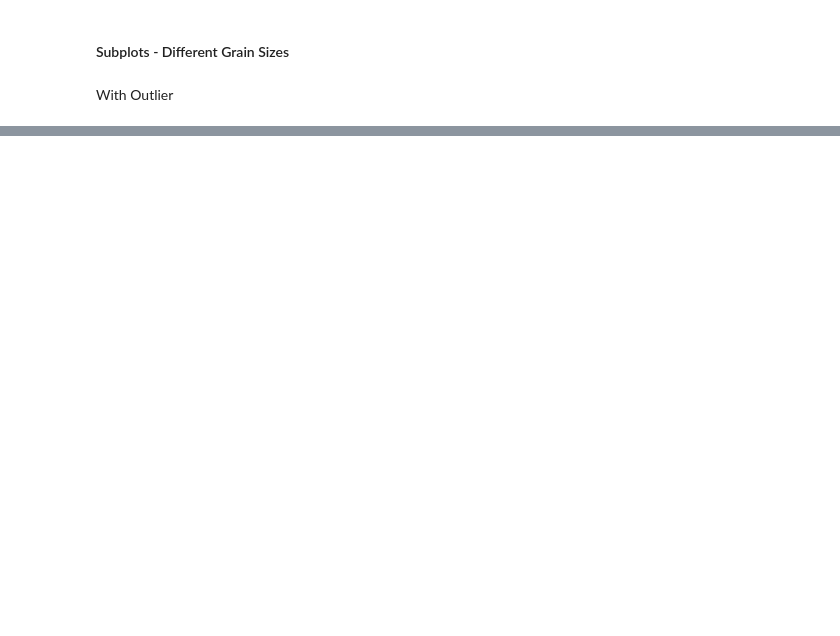
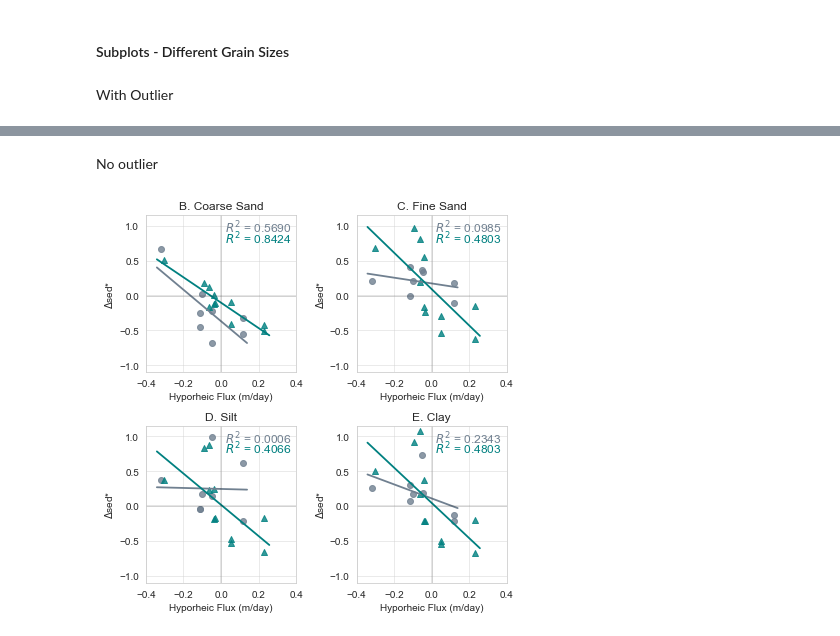
Before and after one commit to nicole-hucke/sediment_trap_paper, a Jupyter notebook: regression_plots/regression_plotting.ipynb, the cells around one changed output, grey strips where cells are left out. Cells and saved outputs as stored; diff of their text form; code cells hidden in the pictures; blank space fills up the shorter version.

```diff
--- a/regression_plots/regression_plotting.ipynb
+++ b/regression_plots/regression_plotting.ipynb
@@ -134,0 +135,56 @@ plt.show()
+# %% [markdown]
+No outlier
+# %%
+# Create a 2x2 grid of subplots
+fig, axs = plt.subplots(2, 2, figsize=(6, 6))
+ax1, ax2, ax3, ax4 = axs.flatten()
+x_limits = (-0.4, 0.4)
+
+# Coarse sand
+sns.regplot(x='flux', y='CS', data=SM23_no_outlier, ax=ax1, color='slategray', ci=None, truncate=False, line_kws={'linewidth':'1.8'})
+sns.regplot(x='flux', y='CS', data=SP23, ax=ax1, color='teal', ci=None, truncate=False, marker='^', line_kws={'linewidth':'1.8'})
+ax1.text(0.02, 0.9, f'$R^2$ = 0.5690', color='slategray', size=12)
+ax1.text(0.02, 0.75, f'$R^2$ = 0.8424', color='teal',size=12)
+ax1.set_xlim(x_limits)
+ax1.set_ylabel(r'$\Delta$sed*')
+ax1.set_title('B. Coarse Sand')
+
+# Fine sand
+sns.regplot(x='flux', y='FS', data=SM23_no_outlier, ax=ax2, color='slategray', ci=None, truncate=False, line_kws={'linewidth':'1.8'})
+sns.regplot(x='flux', y='FS', data=SP23, ax=ax2, color='teal', ci=None, truncate=False, marker='^', line_kws={'linewidth':'1.8'})
+ax2.text(0.02, 0.9, f'$R^2$ = 0.0985', color='slategray', size=12)
+ax2.text(0.02, 0.75, f'$R^2$ = 0.4803', color='teal', size=12)
+ax2.set_xlim(x_limits)
+ax2.set_title('C. Fine Sand')
+
+# Silt
+sns.regplot(x='flux', y='S', data=SM23_no_outlier, ax=ax3, color='slategray', ci=None, truncate=False, line_kws={'linewidth':'1.8'})
+sns.regplot(x='flux', y='S', data=SP23, ax=ax3, color='teal', ci=None, truncate=False, marker='^', line_kws={'linewidth':'1.8'})
+ax3.text(0.02, 0.9, f'$R^2$ = 0.0006', color='slategray', size=12)
+ax3.text(0.02, 0.75, f'$R^2$ = 0.4066', color='teal', size=12)
+ax3.set_xlim(x_limits)
+ax3.set_ylabel(r'$\Delta$sed*')
+ax3.set_title('D. Silt')
+
+# Clay
+sns.regplot(x='flux', y='C', data=SM23_no_outlier, ax=ax4, label='Summer', color='slategray', ci=None, truncate=False, line_kws={'linewidth':'1.8'})
+sns.regplot(x='flux', y='C', data=SP23, ax=ax4, label='Spring', color='teal', ci=None, truncate=False, marker='^', line_kws={'linewidth':'1.8'})
+ax4.text(0.02, 0.9, f'$R^2$ = 0.2343', color='slategray', size=12)
+ax4.text(0.02, 0.75, f'$R^2$ = 0.4803', color='teal', size=12)
+ax4.set_xlim(x_limits)
+ax4.set_title('E. Clay')
+
+# Make the 0 line visible
+for ax in [ax1, ax2, ax3, ax4]:
+    ax.axhline(0, color='black', lw=0.2)
+    ax.axvline(0, color='black', lw=0.2)
+    ax.set_ylim(-1.1, 1.15)
+    ax.set_xlabel('Hyporheic Flux (m/day)')
+    ax.set_ylabel(r'$\Delta$sed*')
+    ax.grid(alpha=0.5)
+
+plt.tight_layout()
+plt.savefig('plots/grain_sizes_no_outlier.jpg', dpi=1000)
+plt.show()
+# %% [output]
+[figure, added]
```
Also changed, not shown: parts of 3 cells of this notebook, 9 other files.
